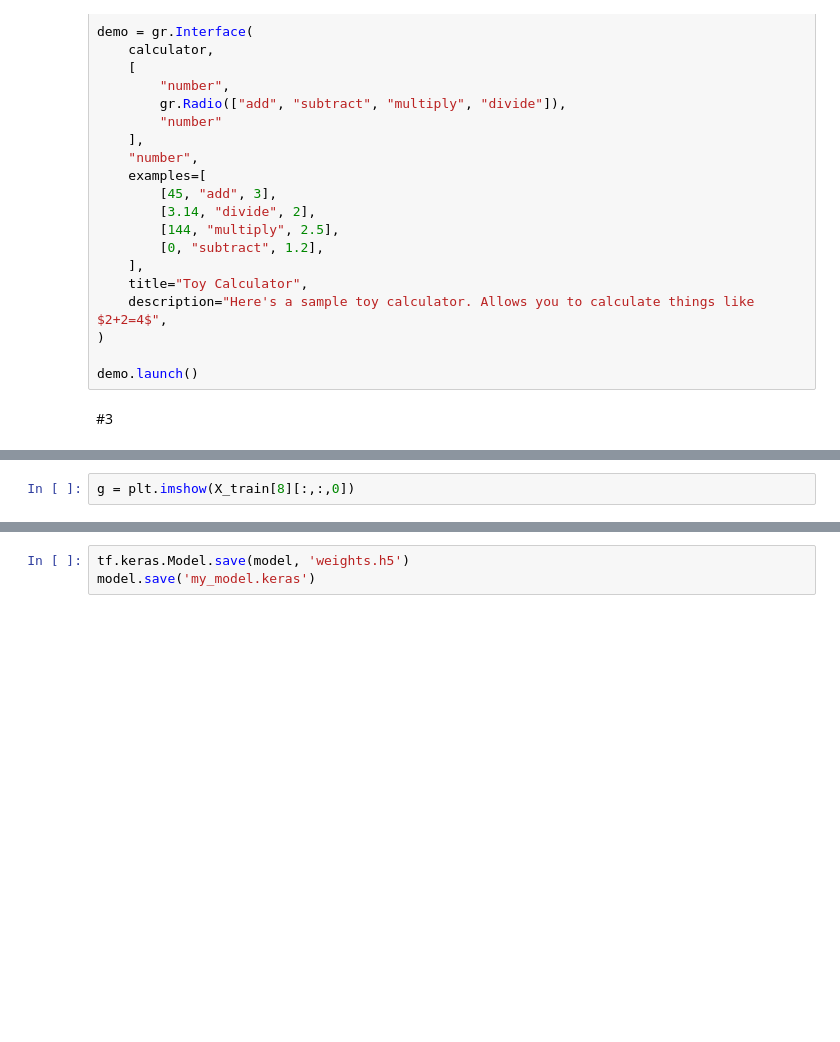
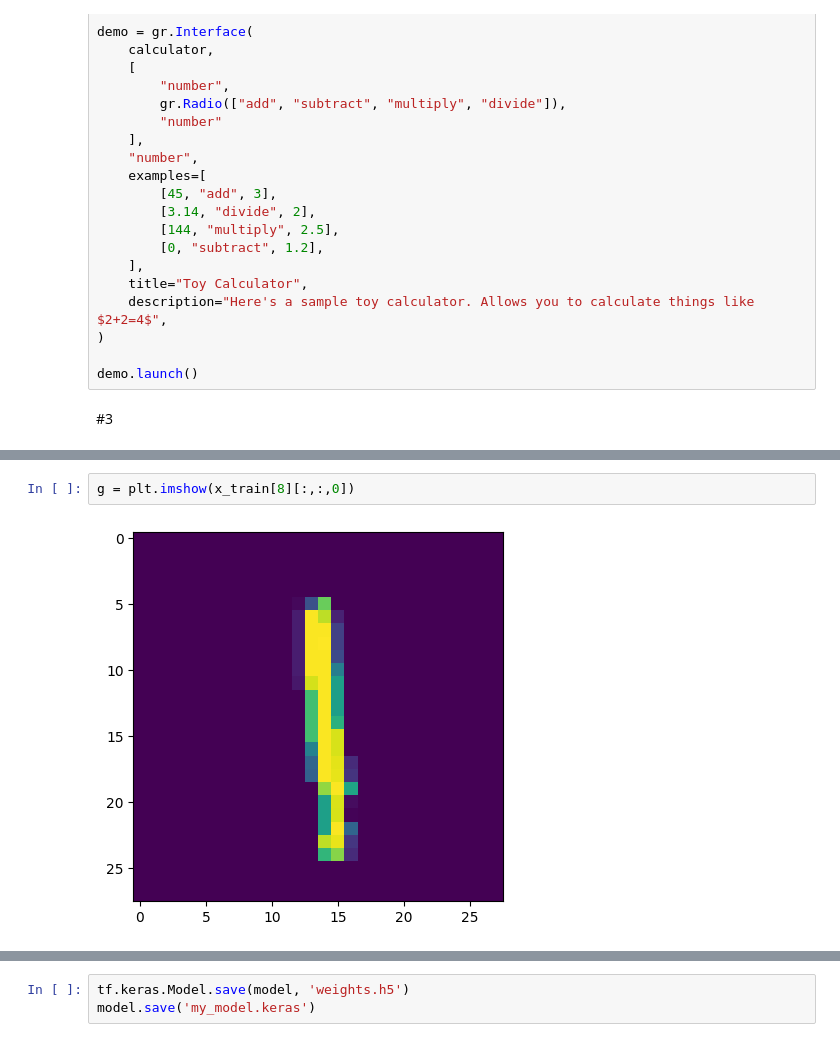
Before and after one commit to mralamdari/Machine_Learning_Projects, a Jupyter notebook: Draw_Numbers.ipynb, the cells around one changed output, grey strips where cells are left out. Drawn from its saved outputs; the diff is of its cells as text; blank space fills up the shorter version.

```diff
--- a/Draw_Numbers.ipynb
+++ b/Draw_Numbers.ipynb
@@ -567,2 +571,4 @@ x_train.shape, y_train.shape, x_test.shape, y_test.shape
 # %%
-g = plt.imshow(X_train[8][:,:,0])
+g = plt.imshow(x_train[8][:,:,0])
+# %% [output]
+[figure, added]
```
Also changed, not shown: parts of 20 cells of this notebook.
